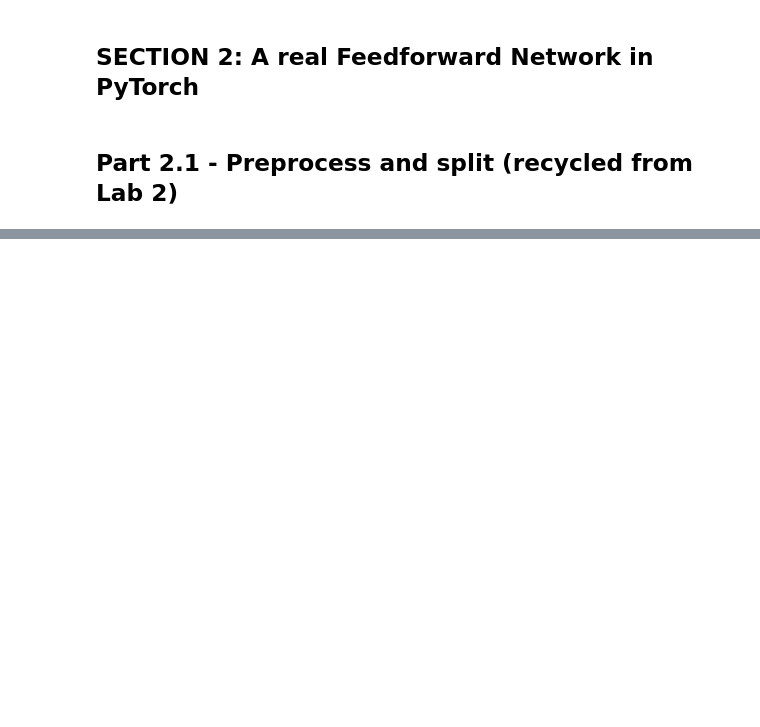
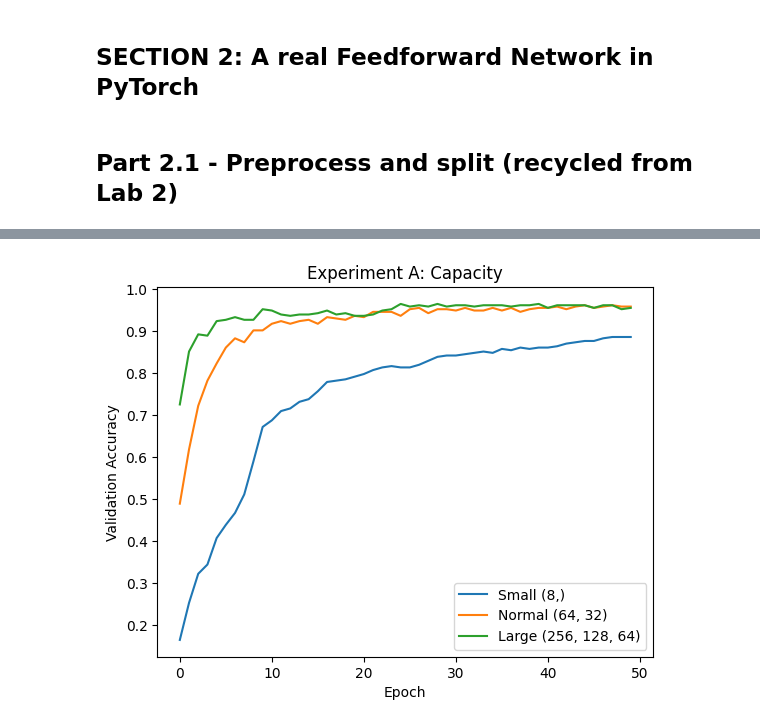
Before and after one commit to dbbarimah/Barimah_Desmond_Lab-3, a Jupyter notebook: lab_3.ipynb, the cells around one changed output, grey strips where cells are left out. Drawn from its saved outputs; the diff is of its cells as text; code cells hidden in the pictures; blank space fills up the shorter version.

```diff
--- a/lab_3.ipynb
+++ b/lab_3.ipynb
@@ -282,0 +489,88 @@ ModuleNotFoundError: No module named 'sklearn'
+# %%
+# Wrap your Part 2.3 loop in a function first:
+#   def run_experiment(hidden_sizes=(64, 32), lr=1e-3, batch_size=32, epochs=50, dropout=0.0):
+#       ... returns history dict ...
+def run_experiment(hidden_sizes = (64, 32), lr = 1e-3, batch_size = 32, epochs = 50, dropout = 0.0):
+    model = FeedForwardNet(input_dim = input_dim, hidden_sizes = hidden_sizes, dropout = dropout).to(DEVICE)
+    criterion = nn.CrossEntropyLoss()
+    optimizer = torch.optim.Adam(model.parameters(), lr = lr)
+    loader = DataLoader(TensorDataset(X_train_t, y_train_t), batch_size = batch_size, shuffle = True)
+
+    train_losses = []
+    val_losses = []
+    train_accs = []
+    val_accs = []
+
+    for epoch in range(epochs):
+        model.train()
+        for xb, yb in loader:
+            optimizer.zero_grad()
+            logits = model(xb.to(DEVICE))
+            loss = criterion(logits, yb.to(DEVICE))
+            loss.backward()
+            optimizer.step()
+
+        model.eval()
+        with torch.no_grad():
+                train_logits = model(X_train_t.to(DEVICE))
+                train_loss = criterion(train_logits, y_train_t.to(DEVICE)).item()
+                train_acc = accuracy_score(y_train_t.numpy(), train_logits.argmax(dim = 1).cpu().numpy())
+
+                val_logits = model(X_val_t.to(DEVICE))
+                val_loss = criterion(val_logits, y_val_t.to(DEVICE)).item()
+                val_acc = accuracy_score(y_val_t.numpy(), val_logits.argmax(dim = 1).cpu().numpy())
+
+        train_losses.append(train_loss)
+        val_losses.append(val_loss)
+        train_accs.append(train_acc)
+        val_accs.append(val_acc)
+
+    return {"train_loss": train_losses, "val_loss": val_losses, "train_acc": train_accs, "val_acc": val_accs}
+
+# TODO — Experiment A (capacity): tiny (8,) vs default (64, 32) vs large (256, 128, 64).
+#   Plot the three validation-accuracy curves together.
+history_small = run_experiment(hidden_sizes = (8,))
+history_normal = run_experiment(hidden_sizes = (64,32))
+history_big = run_experiment(hidden_sizes = (256, 128, 64))
+
+plt.plot(history_small["val_acc"], label = "Small (8,)")
+plt.plot(history_normal["val_acc"], label = "Normal (64, 32)")
+plt.plot(history_big["val_acc"], label = "Large (256, 128, 64)")
+plt.title("Experiment A: Capacity")
+plt.xlabel("Epoch")
+plt.ylabel("Validation Accuracy")
+plt.legend()
+plt.show()
+
+# TODO — Experiment B (learning rate): lr = 1e-4, 1e-3, 1e-1 (same architecture).
+#   Plot the three validation-loss curves together. Compare with Part 1.3.
+history_slow = run_experiment(lr = 1e-4)
+history_default = run_experiment(lr = 1e-3)
+history_fast = run_experiment(lr = 1e-1)
+
+plt.plot(history_slow["val_loss"], label = "lr = 1e-4")
+plt.plot(history_default["val_loss"], label = "lr = 1e-3")
+plt.plot(history_fast["val_loss"], label = "lr = 1e-1")
+plt.title("Experiment B: Learning Rate")
+plt.xlabel("Epoch")
+plt.ylabel("Validation Loss")
+plt.legend()
+plt.show()
+
+# TODO — Experiment C (regularization): take your LARGEST network and train it
+#   with and without nn.Dropout(0.3) after each hidden layer.
+#   Plot train vs validation accuracy for both runs.
+history_no_dropout = run_experiment(hidden_sizes = (256, 128, 64), dropout = 0.0)
+history_dropout = run_experiment(hidden_sizes = (256, 128, 64), dropout = 0.3)
+
+plt.plot(history_no_dropout["train_acc"], label = "Training (no dropout)")
+plt.plot(history_no_dropout["val_acc"], label = "Validation (no dropout)")
+plt.plot(history_dropout["train_acc"], label = "Train (dropout)")
+plt.plot(history_dropout["val_acc"], label = "Validation (dropout)")
+plt.title("Experiment C: Regularization")
+plt.xlabel("Epoch")
+plt.ylabel("Accuracy")
+plt.legend()
+plt.show()
+# %% [output]
+[figure, added]
```
Also changed, not shown: parts of 19 cells of this notebook, 2 other files.
